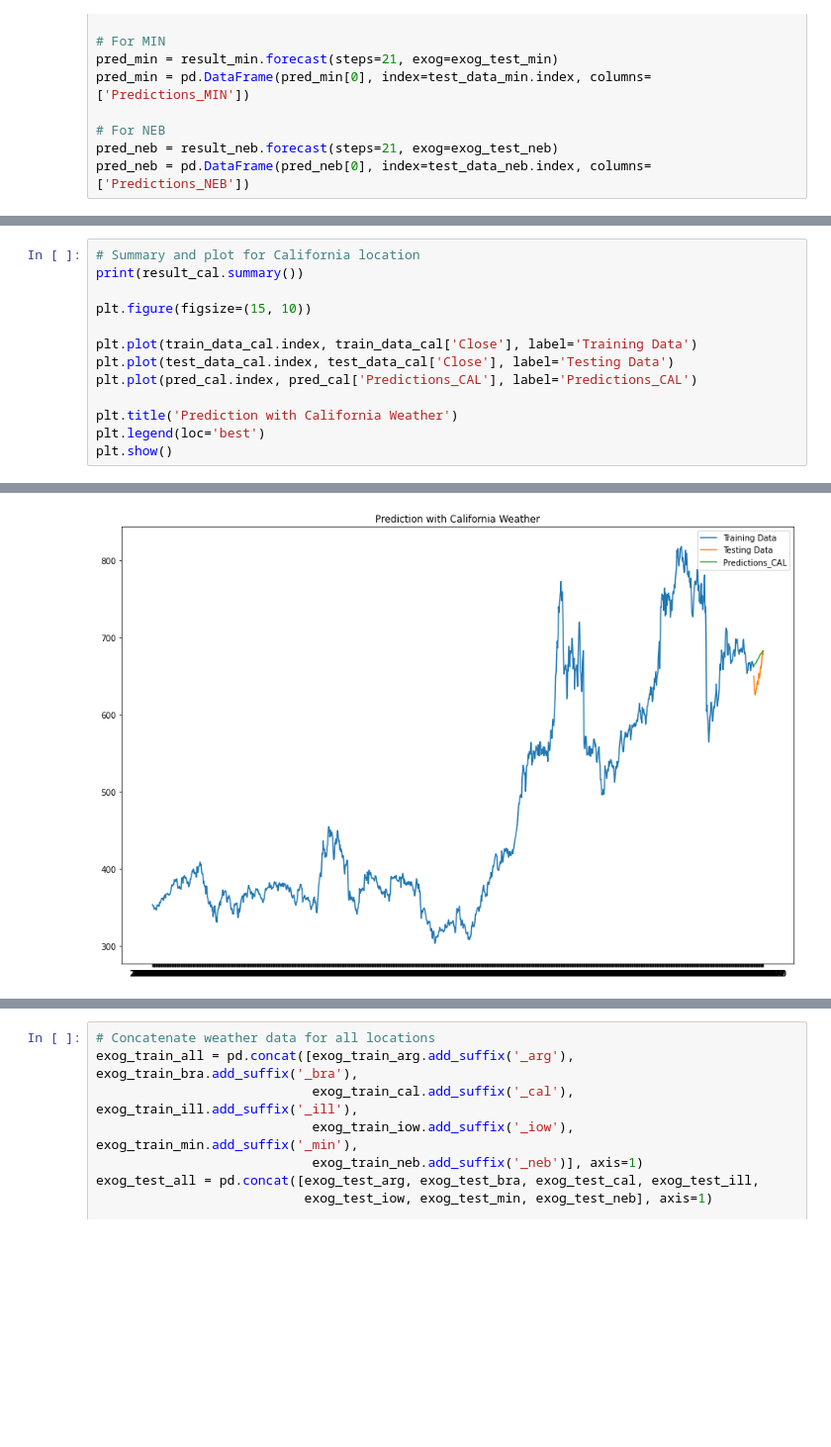
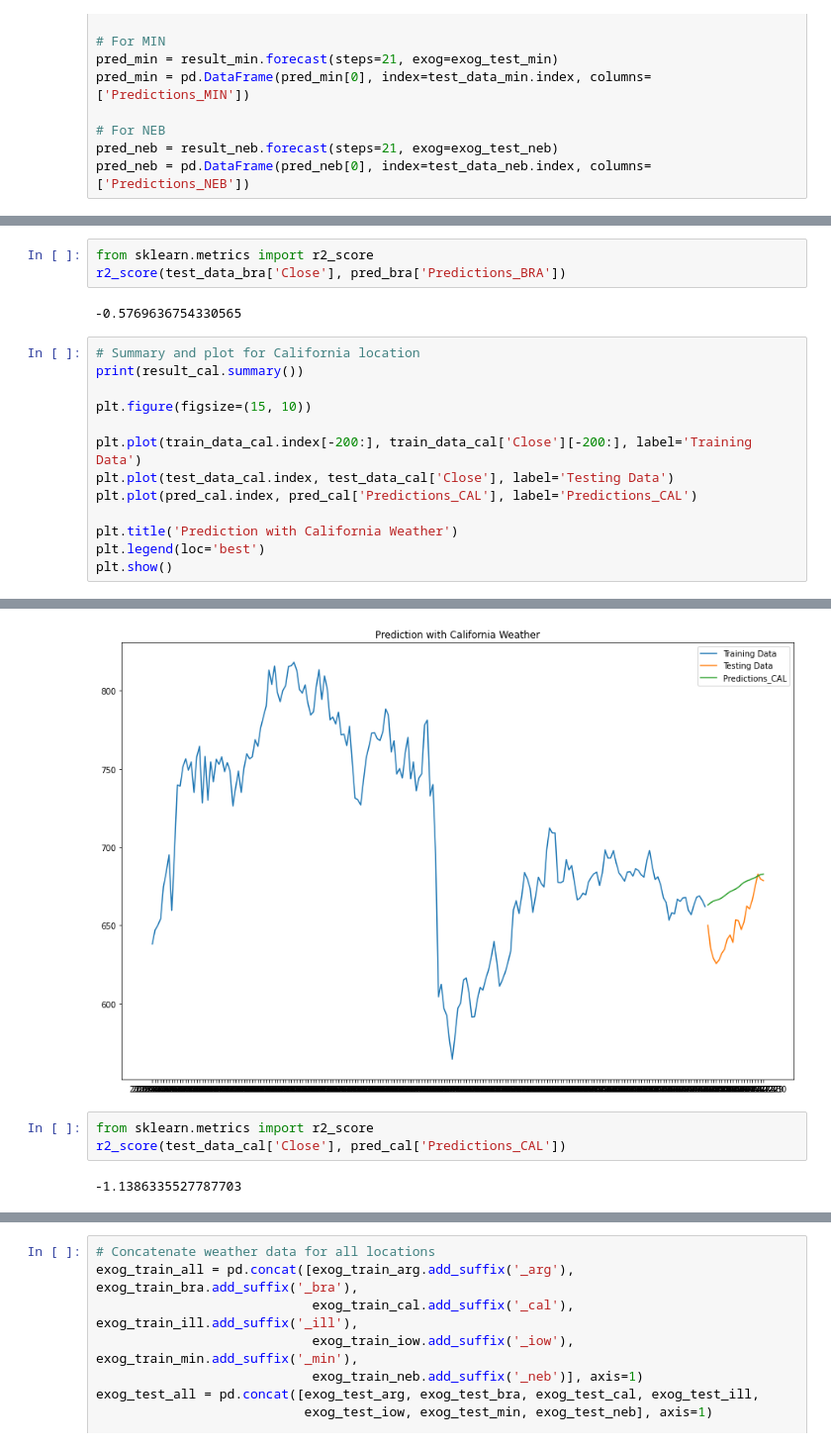
Before and after one commit to abhishek-2504/ML_Commodities_Forecasting_B, a Jupyter notebook: withweather/Commodities ARIMA Model Corn with Weather.ipynb, the cells around one changed output, grey strips where cells are left out. Shown at 99% size. Saved outputs shown, nothing was run; the diff lists cells and outputs as text; blank space fills up the shorter version.

```diff
--- a/withweather/Commodities ARIMA Model Corn with Weather.ipynb
+++ b/withweather/Commodities ARIMA Model Corn with Weather.ipynb
@@ -240,13 +245,18 @@ MA.1            1.0000           +0.0000j            1.0000            0.0000
 MA.2           -1.0426           +0.0000j            1.0426            0.5000
 -----------------------------------------------------------------------------
 [figure]
+# %%
+from sklearn.metrics import r2_score
+r2_score(test_data_bra['Close'], pred_bra['Predictions_BRA'])
+# %% [output]
+-0.5769636754330565
 # %%
 # Summary and plot for California location
 print(result_cal.summary())
 
 plt.figure(figsize=(15, 10))
 
-plt.plot(train_data_cal.index, train_data_cal['Close'], label='Training Data')
+plt.plot(train_data_cal.index[-200:], train_data_cal['Close'][-200:], label='Training Data')
 plt.plot(test_data_cal.index, test_data_cal['Close'], label='Testing Data')
 plt.plot(pred_cal.index, pred_cal['Predictions_CAL'], label='Predictions_CAL')
 
@@ -264,14 +274,19 @@ Time:                        15:11:43   BIC                           9164.905
 Sample:                             1   HQIC                          9136.165
 
 ==================================================================================
                      coef    std err          z      P>|z|      [0.025      0.975]
 ----------------------------------------------------------------------------------
 ... (13 lines left out)
 AR.2            0.4350           +0.9343j            1.0306            0.1806
 MA.1            0.4170           -0.9317j            1.0208           -0.1830
 MA.2            0.4170           +0.9317j            1.0208            0.1830
 -----------------------------------------------------------------------------
-[figure, old version]
+[figure, new version]
+# %%
+from sklearn.metrics import r2_score
+r2_score(test_data_cal['Close'], pred_cal['Predictions_CAL'])
+# %% [output]
+-1.1386335527787703
 # %%
 # Summary and plot for Illinois location
 print(result_ill.summary())
```
Also changed, not shown: parts of 14 cells of this notebook, 7 other files.
